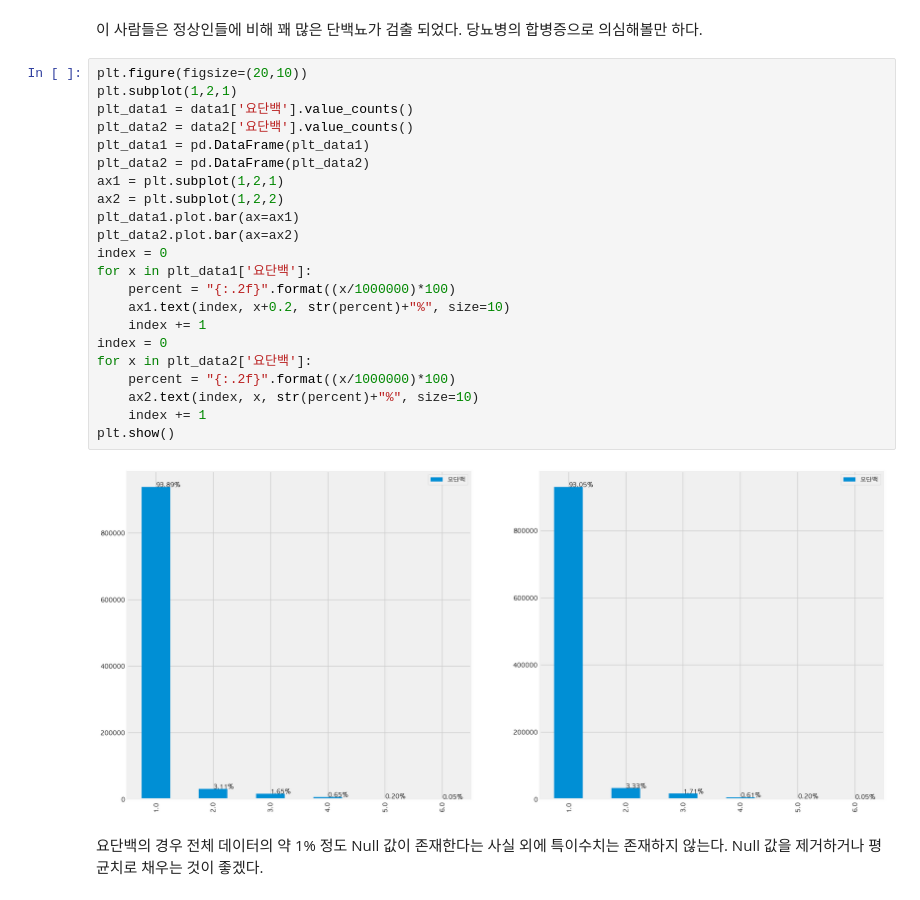
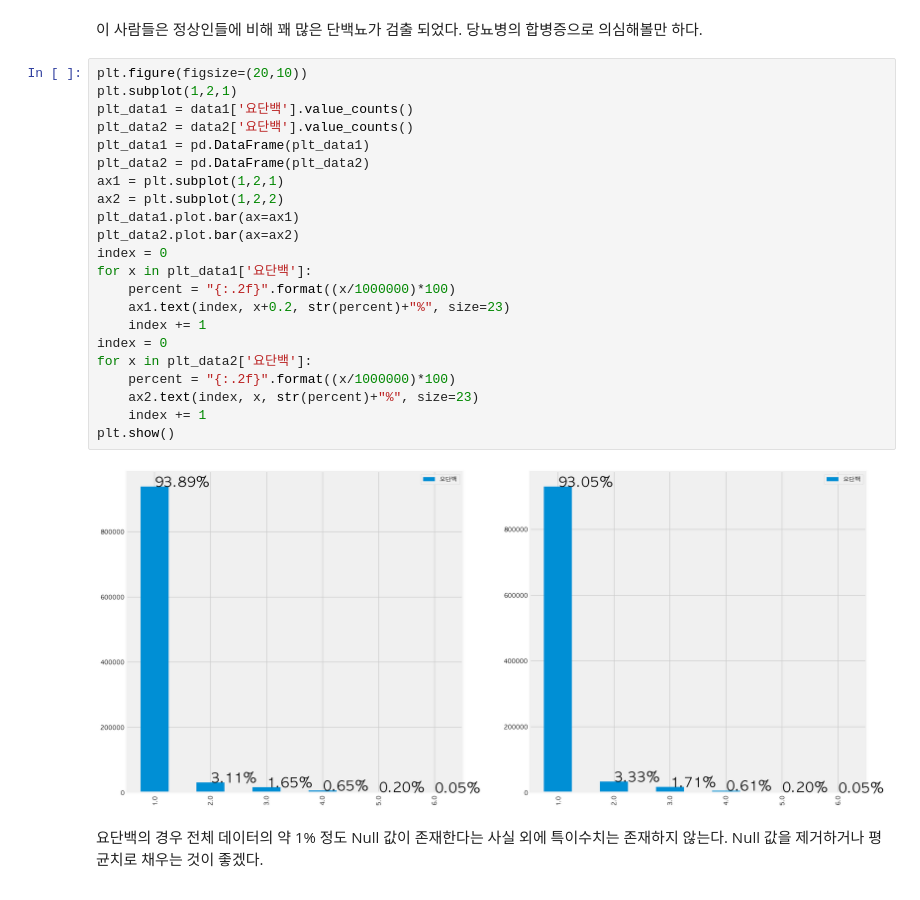
Before and after one commit to A-9-ZZIM/A-9-ZZIM-document, a Jupyter notebook: materials/전처리데이터분석/U~V 데이터 분석.ipynb, the cells around one changed output. Cells and saved outputs as stored; diff of their text form.

```diff
--- a/materials/전처리데이터분석/U~V 데이터 분석.ipynb
+++ b/materials/전처리데이터분석/U~V 데이터 분석.ipynb
@@ -128,27 +128,27 @@ print("요단백 6 :",len(data1[data1['요단백'] == 6]['요단백']))
 # %%
 plt.figure(figsize=(20,10))
 plt.subplot(1,2,1)
 plt_data1 = data1['요단백'].value_counts()
 plt_data2 = data2['요단백'].value_counts()
 plt_data1 = pd.DataFrame(plt_data1)
 plt_data2 = pd.DataFrame(plt_data2)
 ax1 = plt.subplot(1,2,1)
 ax2 = plt.subplot(1,2,2)
 plt_data1.plot.bar(ax=ax1)
 plt_data2.plot.bar(ax=ax2)
 index = 0
 for x in plt_data1['요단백']:
     percent = "{:.2f}".format((x/1000000)*100)
-    ax1.text(index, x+0.2, str(percent)+"%", size=10)
+    ax1.text(index, x+0.2, str(percent)+"%", size=23)
     index += 1
 index = 0
 for x in plt_data2['요단백']:
     percent = "{:.2f}".format((x/1000000)*100)
-    ax2.text(index, x, str(percent)+"%", size=10)
+    ax2.text(index, x, str(percent)+"%", size=23)
     index += 1
 plt.show()
 # %% [output]
-[figure, old version]
+[figure, new version]
 # %% [markdown]
 요단백의 경우 전체 데이터의 약 1% 정도 Null 값이 존재한다는 사실 외에 특이수치는 존재하지 않는다. Null 값을 제거하거나 평균치로 채우는 것이 좋겠다.
 # %% [markdown]
```
